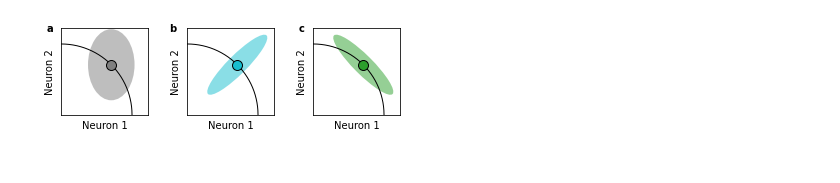
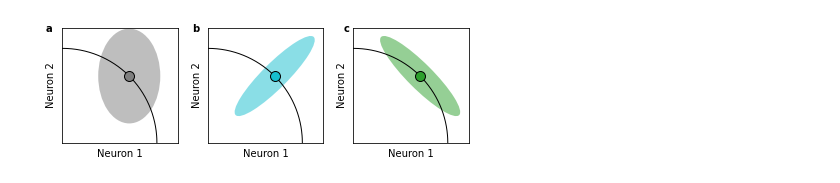
Before and after one commit to BouchardLab/noise_correlations, a Jupyter notebook: figures/supp1.ipynb, the cells around one changed output. Saved outputs shown, nothing was run; the diff lists cells and outputs as text; code cells hidden in the pictures.

```diff
--- a/figures/supp1.ipynb
+++ b/figures/supp1.ipynb
@@ -24,7 +22,7 @@ hist_linewidth = 1
 mu_scatter_size = 30
 
 # Create figure
-figsize = (5, 1.5)
+figsize = (6, 2.)
 fig = plt.figure(figsize=figsize)
 le = .05
 re = .01
@@ -112,32 +110,32 @@ diffax.scatter(
     color=ccycle[2],
     edgecolor='black',
     s=s_cov,
     zorder=1000)
 
 for ax in var_axes.ravel():
     ax.set_xlim([0, 1.22])
     ax.set_ylim([0, 1.22])
     # Axes labels
     ax.set_xlabel(r'Neuron 1', fontsize=ax_label_size, labelpad=6)
     ax.set_ylabel(r'Neuron 2', fontsize=ax_label_size, labelpad=6)
     ax.set_xticks([])
     ax.set_yticks([])
 
 """
 Global Settings
 """
 # Set axis tick label size
 for ax in axes.ravel()[1:]:
     ax.tick_params(labelsize=tick_label_size)
 # Apply subplot labels
-xs = [.01, .35, .71]
+xs = [.01, .35, .7]
 y = .92
 lets = ['a', 'b', 'c', 'd', 'e', 'f', 'g', 'h', 'i', 'j', 'k', 'l', 'm', 'n']
 for ii in range(3):
     fig.text(xs[ii], y, lets[ii], size=letter_size, fontweight='bold')
 
 plt.savefig('supp1.pdf', dpi=300)
 plt.savefig('supp1.jpg', dpi=300)
 plt.show()
 # %% [output]
-[figure, old version]
+[figure, new version]
```
Also changed, not shown: parts of 1 cell of this notebook, 4 other files.
